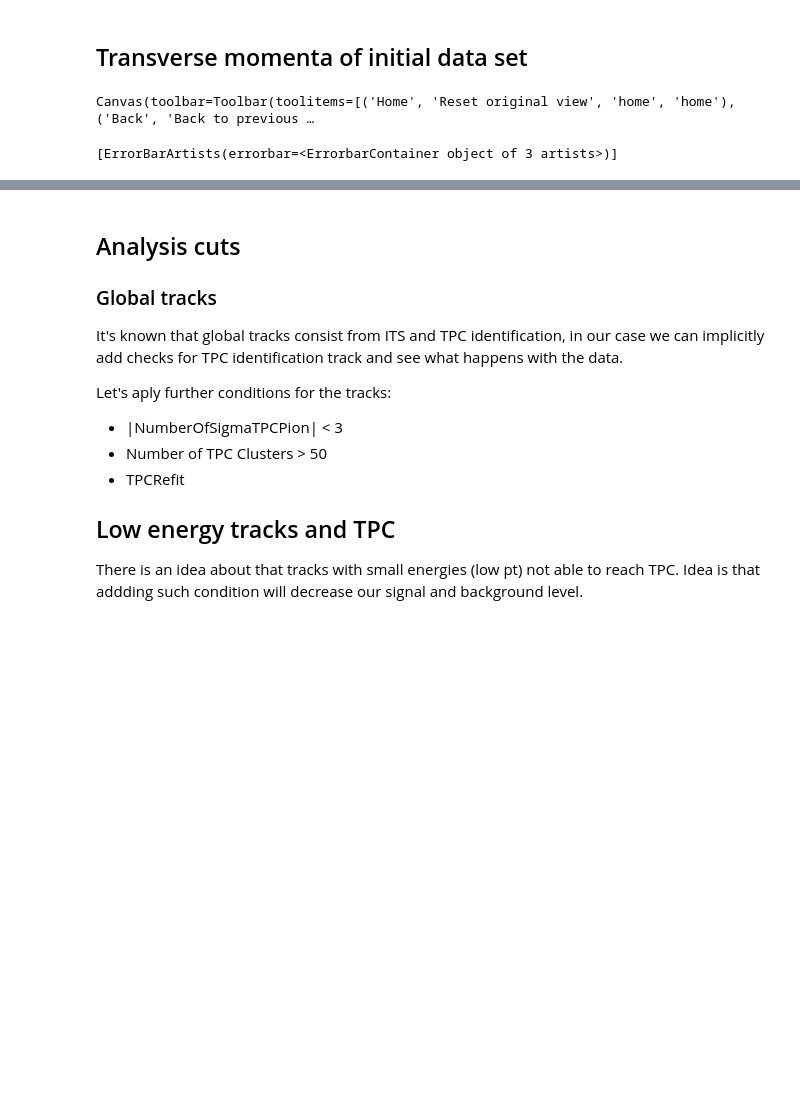
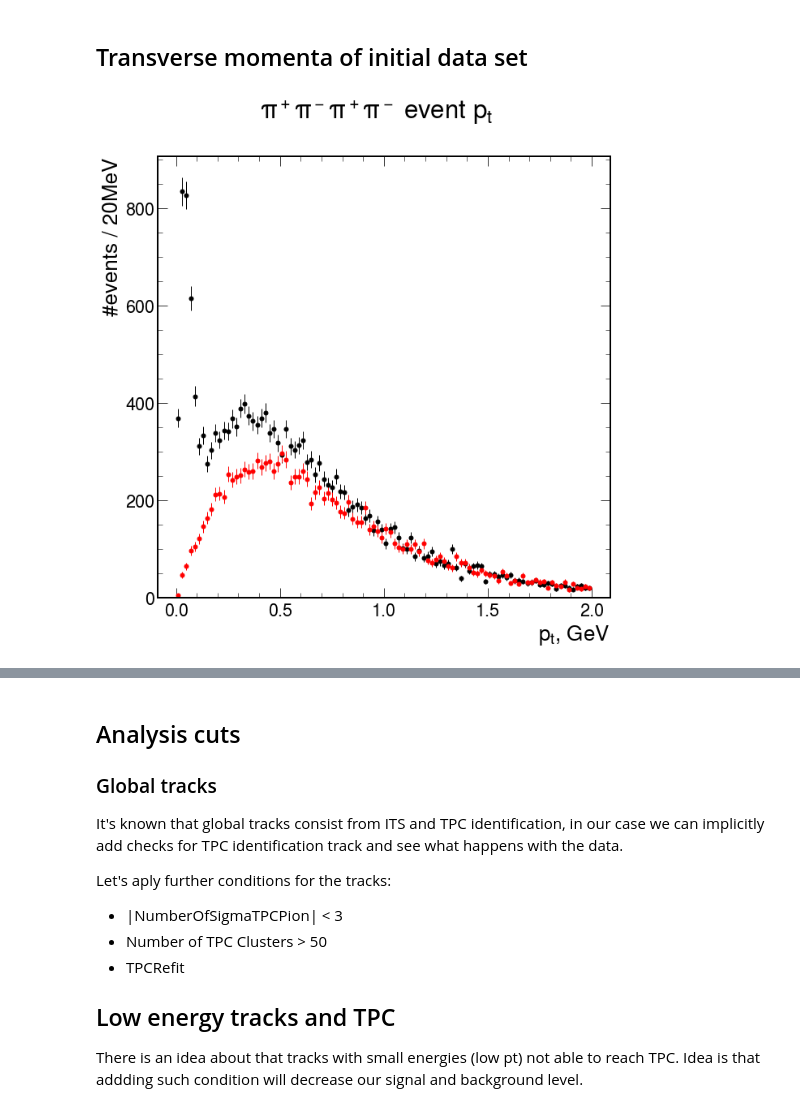
Before and after one commit to bdrum/cern-physics, a Jupyter notebook: notebooks/4TracksAnalysis.ipynb, the cells around one changed output, grey strips where cells are left out. Drawn from its saved outputs; the diff is of its cells as text; code cells hidden in the pictures; blank space fills up the shorter version.

```diff
--- a/notebooks/4TracksAnalysis.ipynb
+++ b/notebooks/4TracksAnalysis.ipynb
@@ -51,25 +65,24 @@ KeyboardInterrupt:
 # %% [markdown]
 ## Transverse momenta of initial data set
 # %%
-%matplotlib widget
+# %matplotlib widget
 plt.style.use(hep.style.ROOT)
 
 fig = plt.figure()
 ax = fig.add_subplot()
 
 fig.suptitle(f'$\pi^+\pi^-\pi^+\pi^-$ event $p_t$')
 b = 100
 r = 0,2
 counts, bin_edges = np.histogram(pt_events(data.four_tracks_zq), bins=b, range=r)
 hep.histplot((counts, bin_edges), yerr=True, color='black', histtype='errorbar')
 
 val=(r[1]-r[0])*1000 // b
 ax.set_xlabel('$p_t$, GeV')
 ax.set_ylabel(f'#events / {val}MeV')
 
 counts, bin_edges = np.histogram(pt_events(data.four_tracks_nzq), bins=b, range=r)
-hep.histplot((counts, bin_edges), yerr=True, color='red', histtype='errorbar')
+_ = hep.histplot((counts, bin_edges), yerr=True, color='red', histtype='errorbar')
 # %% [output]
-Canvas(toolbar=Toolbar(toolitems=[('Home', 'Reset original view', 'home', 'home'), ('Back', 'Back to previous …
-[ErrorBarArtists(errorbar=<ErrorbarContainer object of 3 artists>)]
+[figure, added]
 # %%
```
Also changed, not shown: parts of 38 cells of this notebook, 44 other files.
